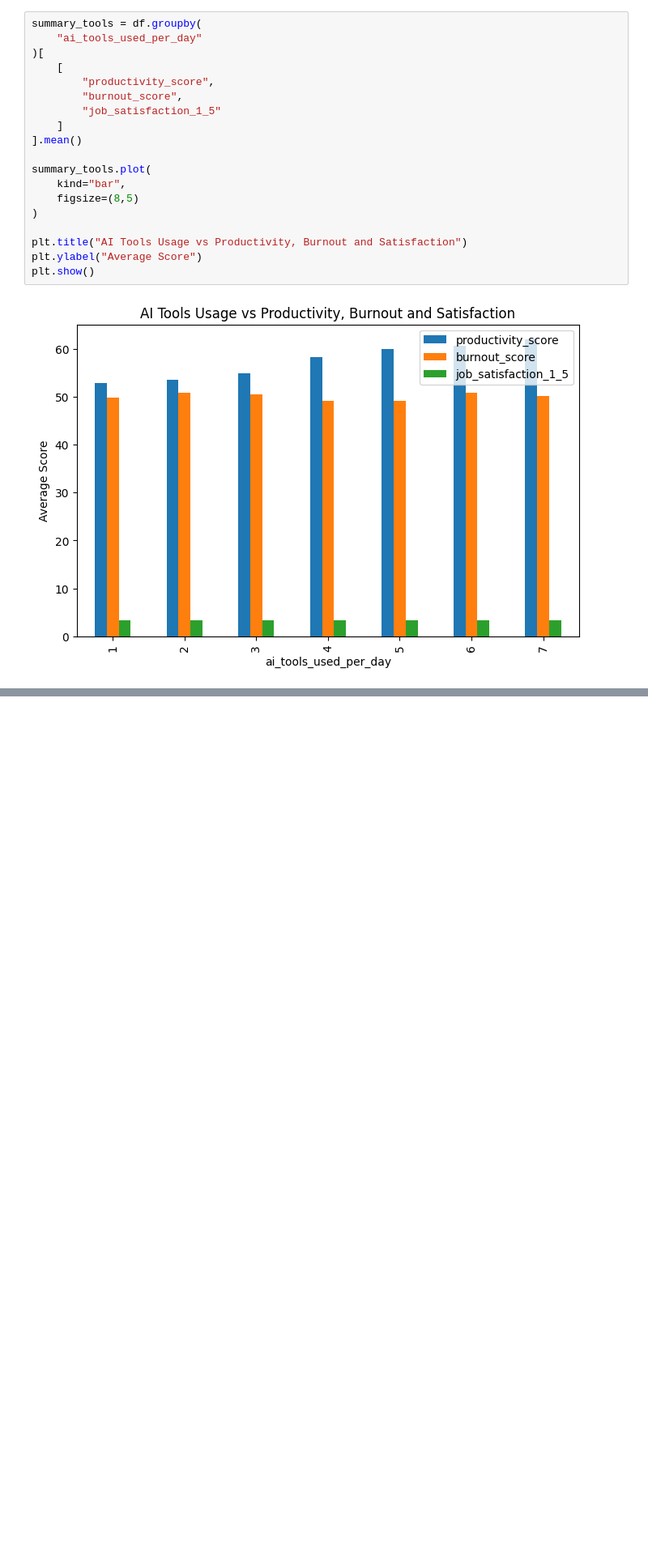
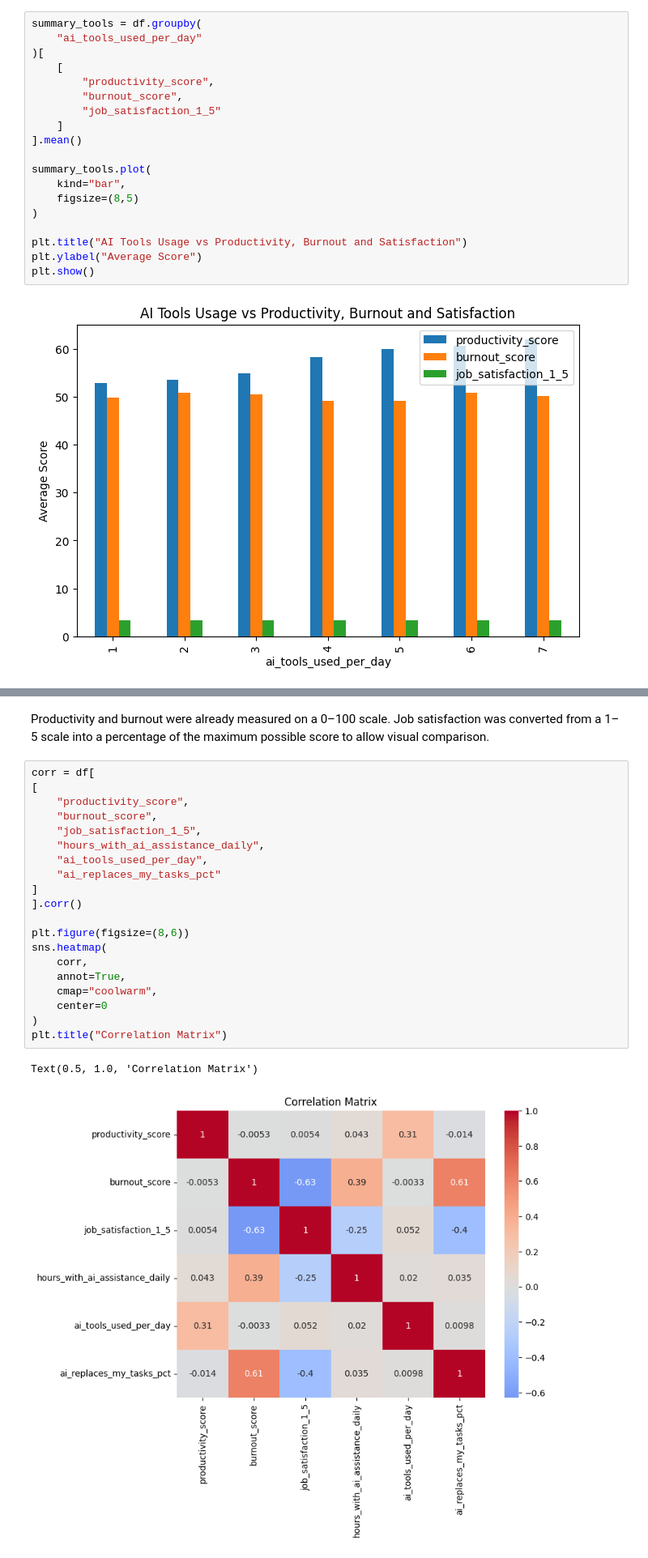
Before and after one commit to mariaravi/PP, a Jupyter notebook: notebooks/07_ai_burnout_eda.ipynb, the cells around one changed output, grey strips where cells are left out. Shown at 81% size. Cells and saved outputs as stored; diff of their text form; blank space fills up the shorter version.

```diff
--- a/notebooks/07_ai_burnout_eda.ipynb
+++ b/notebooks/07_ai_burnout_eda.ipynb
@@ -483,0 +536,25 @@ plt.show()
+# %% [markdown]
+Productivity and burnout were already measured on a 0–100 scale. Job satisfaction was converted from a 1–5 scale into a percentage of the maximum possible score to allow visual comparison.
+# %%
+corr = df[
+[
+    "productivity_score",
+    "burnout_score",
+    "job_satisfaction_1_5",
+    "hours_with_ai_assistance_daily",
+    "ai_tools_used_per_day",
+    "ai_replaces_my_tasks_pct"
+]
+].corr()
+
+plt.figure(figsize=(8,6))
+sns.heatmap(
+    corr,
+    annot=True,
+    cmap="coolwarm",
+    center=0
+)
+plt.title("Correlation Matrix")
+# %% [output]
+Text(0.5, 1.0, 'Correlation Matrix')
+[figure, added]
```
Also changed, not shown: parts of 14 cells of this notebook, 1 other file.
